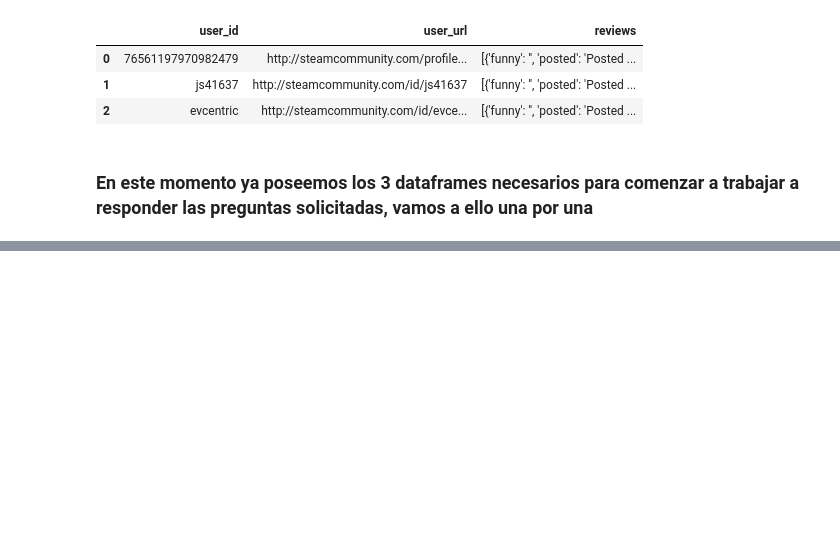
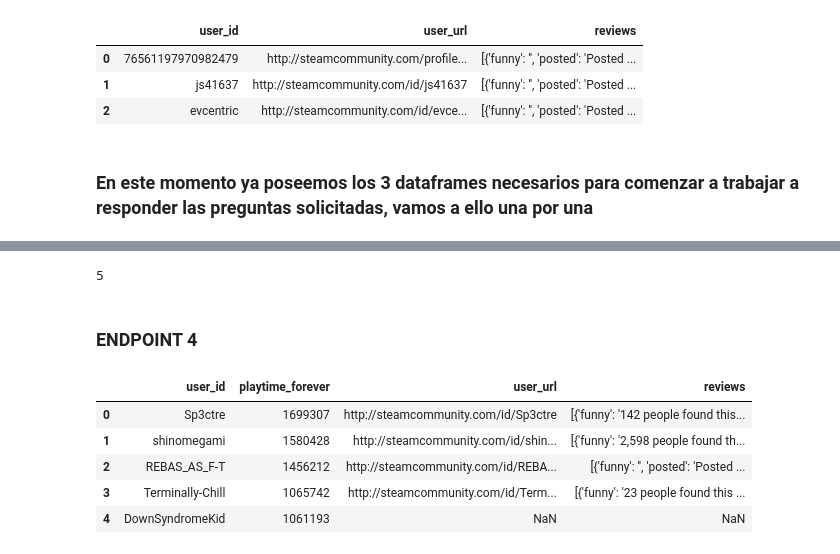
Before and after one commit to fransindi/Steam_MLOps, a Jupyter notebook: ETL.ipynb, the cells around one changed output, grey strips where cells are left out. Drawn from its saved outputs; the diff is of its cells as text; code cells hidden in the pictures; blank space fills up the shorter version.

```diff
--- a/ETL.ipynb
+++ b/ETL.ipynb
@@ -127,0 +215,12 @@ Name: items, dtype: object
+# %%
+steam['genres'].dropna(inplace=True)
+# %%
+generos_unicos = []
+for index, row in steam.iterrows():
+    generos_unicos.extend(row['genres'])
+generos_unicos = set(generos_unicos)
+# %%
+ids_por_genero = {genero: [] for genero in generos_unicos}
+for index, row in steam.iterrows():
+    for genero in row['genres']:
+        ids_por_genero[genero].append(row['id'])
@@ -127,0 +262,6 @@ Name: items, dtype: object
+# %%
+genre('Simulation')
+# %% [output]
+5
+# %% [markdown]
+### ENDPOINT 4
@@ -127,0 +270,14 @@ Name: items, dtype: object
+# %%
+df_horas = user_items_completo[user_items_completo['item_id'].isin(genero_deseado)]
+
+horas_por_jugador = df_horas.groupby('user_id')['playtime_forever'].sum()
+top_5 = horas_por_jugador.nlargest(5).reset_index()
+top_5 = top_5.merge(user_reviews, how='left', on='user_id')
+top_5
+# %% [output]
+|  | user_id | playtime_forever | user_url | reviews |
+| 0 | Sp3ctre | 1699307 | http://steamcommunity.com/id/Sp3ctre | [{'funny': '142 people found this... |
+| 1 | shinomegami | 1580428 | http://steamcommunity.com/id/shin... | [{'funny': '2,598 people found th... |
+| 2 | REBAS_AS_F-T | 1456212 | http://steamcommunity.com/id/REBA... | [{'funny': '', 'posted': 'Posted ... |
+| 3 | Terminally-Chill | 1065742 | http://steamcommunity.com/id/Term... | [{'funny': '23 people found this ... |
+| 4 | DownSyndromeKid | 1061193 | NaN | NaN |
```
Also changed, not shown: parts of 30 cells of this notebook, 1 other file.
